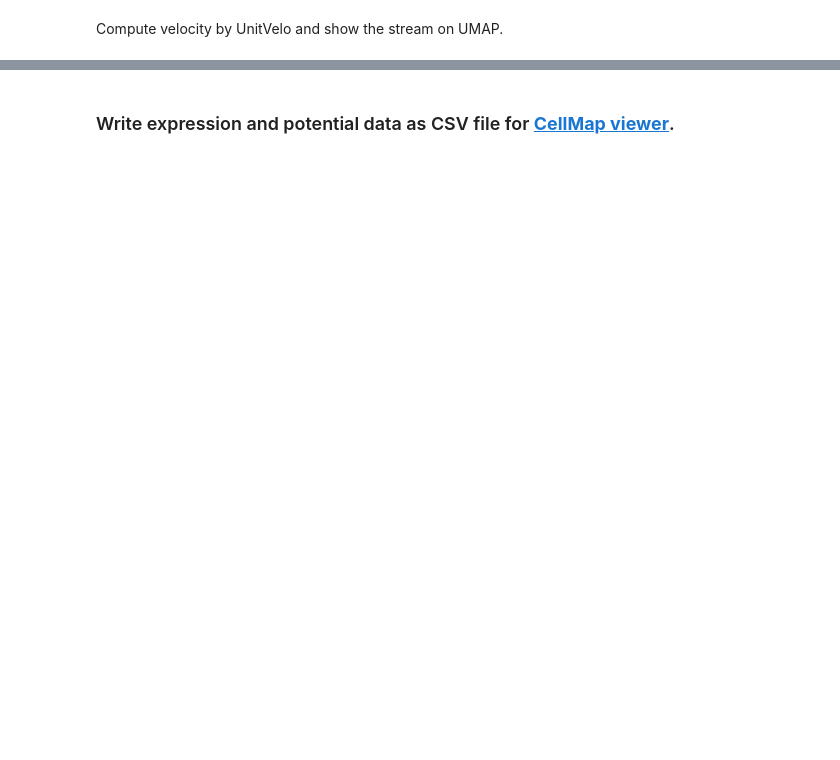
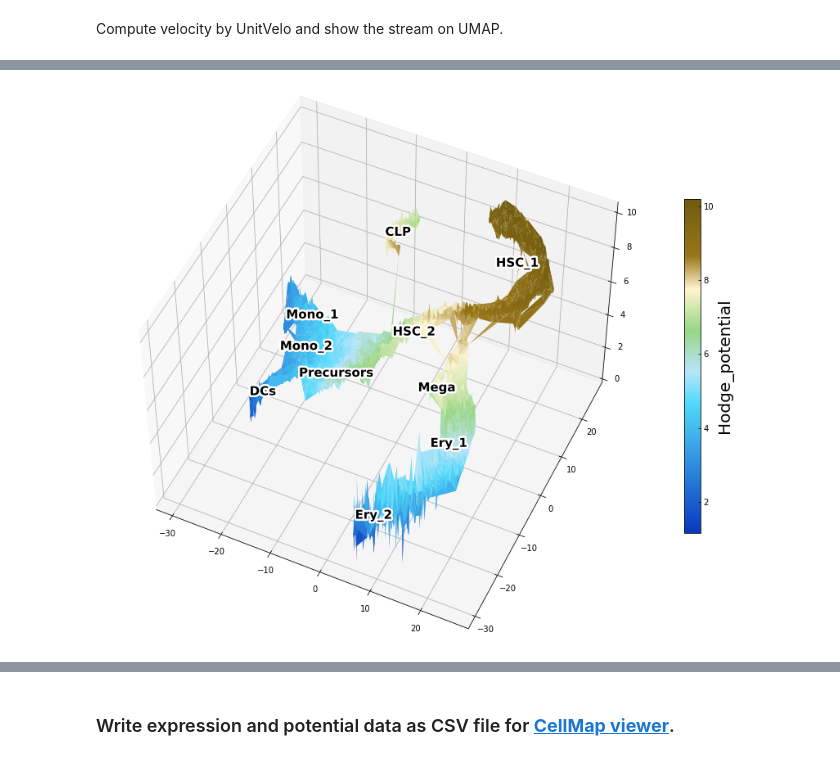
Before and after one commit to yusuke-imoto-lab/CellMap, a Jupyter notebook: tutorial/CellMap_tutorial_bonemarrow.ipynb, the cells around one changed output, grey strips where cells are left out. Cells and saved outputs as stored; diff of their text form; code cells hidden in the pictures; blank space fills up the shorter version.

```diff
--- a/tutorial/CellMap_tutorial_bonemarrow.ipynb
+++ b/tutorial/CellMap_tutorial_bonemarrow.ipynb
@@ -95,3 +96,5 @@ cellmap.view_surface(adata, basis='X_tsne', cluster_key ='clusters',cmap='jet')
 # %%
-cellmap.view_surface_3D(adata, basis='X_tsne', cluster_key ='clusters', elev=50, azim=65)
+cellmap.view_surface_3D(adata, basis='X_tsne', cluster_key ='clusters', elev=50, azim=-65)
+# %% [output]
+[figure, added]
 # %%
```
Also changed, not shown: parts of 12 cells of this notebook, 6 other files.
